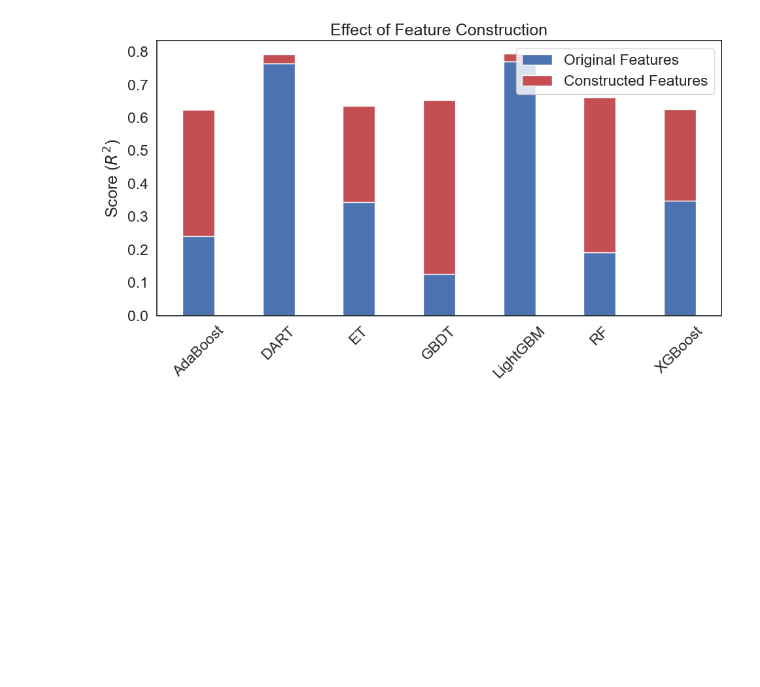
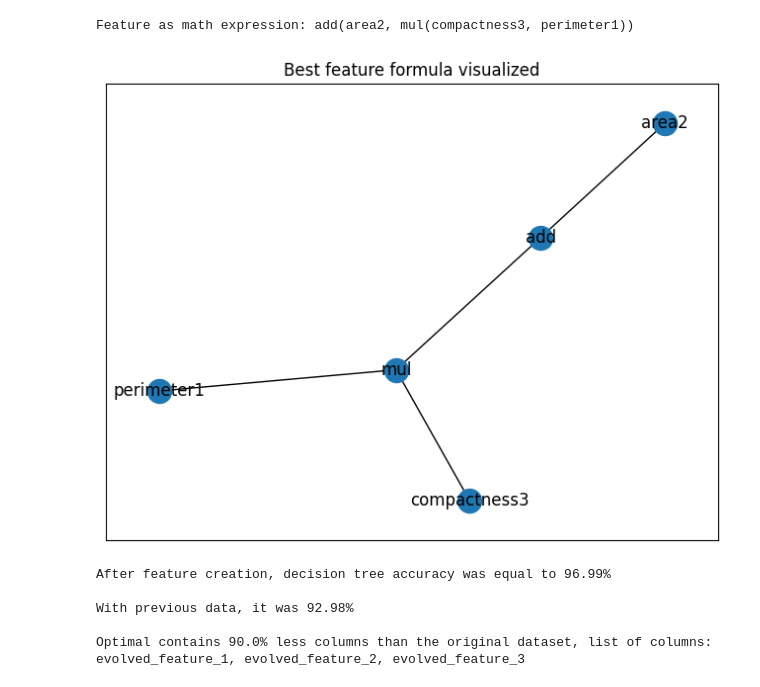
Before and after one commit to Filgar/efsc, a Jupyter notebook: playground.ipynb, the cells around one changed output. Cells and saved outputs as stored; diff of their text form; code cells hidden in the pictures; blank space fills up the shorter version.

```diff
--- a/playground.ipynb
+++ b/playground.ipynb
@@ -455,8 +64,0 @@ x_val_reg.columns = x_val_reg.columns.str.replace(' ', '_')
-# %%
-optimizer = PymooOptimizer(x_train_reg, x_val_reg, y_train_reg, y_val_reg)
-solution, score = optimizer.optimize(64, 100, Benchmark.regressor_r2_score, verbose = False)
-raw_score = np.round(Benchmark.regressor_r2_score(x_train_reg, x_test_reg, y_train_reg, y_test_reg), 5)
-optimized_score = np.round(Benchmark.regressor_r2_score(x_train_reg.loc[:, solution], x_test_reg.loc[:, solution], y_train_reg, y_test_reg), 5)
-print(f'After optimization, decision tree regression R2 score changed from {raw_score} to {optimized_score}\n\n' +
-        f'Optimal contains {np.round((x_train_reg.shape[1] - np.sum(solution)) / x_train_reg.shape[1] * 100, 1)}% less columns than the original dataset,' +
-        f'reducing from {x_train_reg.shape[1]} to {np.sum(solution)}\n\nSelected columns are: {", ".join(x_train_reg.columns[solution].tolist())}')
@@ -642,34 +65,37 @@ XGBoost    0.277173
-# %%
-import matplotlib.pyplot as plt
-import seaborn as sns
-
-sns.set(style="white", font_scale=1.5)
-width = 0.4
-fig, ax = plt.subplots(figsize=(10, 6))
-
-# Plot scores for original features
-ax.bar(base_score.index, base_score['score'], width, label='Original Features')
-
-# Calculate score differences
-difference = improved_score['score'] - base_score['score']
-
-# Choose bar colors based on score improvement
-colors = np.where(difference > 0, 'r', 'y')
-
-# Plot score differences for constructed features
-ax.bar(base_score.index, difference, width, bottom=base_score['score'],
-       label='Constructed Features', color=colors)
-
-# Set labels and title
-ax.set_ylabel('Score ($R^2$)')
-ax.set_title('Effect of Feature Construction')
-ax.legend()
-
-# Format the x-axis labels
-plt.xticks(rotation=45)
-plt.tight_layout()
-
-# Show the plot
-plt.show()
-# %% [output]
-[figure, removed]
+# %%
+best_feature_func, best_individual = optimizer.evolve_new_feature(epochs=50, heuristics=Benchmark.dtree_accuracy, verbose=False)
+print("Feature as math expression:", best_individual, "\n")
+
+nodes, edges, labels = gp.graph(best_individual)
+g = nx.Graph()
+g.add_nodes_from(nodes)
+g.add_edges_from(edges)
+pos = nx.spring_layout(g)
+
+plt.figure(figsize=(8, 6))
+plt.title("Best feature formula visualized")
+nx.draw_networkx_nodes(g, pos)
+nx.draw_networkx_edges(g, pos)
+nx.draw_networkx_labels(g, pos, labels)
+plt.show()
+# %% [output]
+Feature as math expression: add(area2, mul(compactness3, perimeter1))
+[figure, added]
+# %%
+optimizer_constructor = lambda x_train, x_val, y_train, y_val: PymooOptimizer(x_train, x_val, y_train, y_val)
+x_train_2, x_test_2, x_val_2 = fe.evolve_new_feature_set(optimizer_constructor, x_train, x_val, y_train, y_val, x_test, verbose=False,
+                                                        heuristics=Benchmark.dtree_accuracy, epochs=50, repeats=heuristics_repeats,
+                                                        min_features=3, max_features=10)
+
+score = np.round(Benchmark.dtree_accuracy(x_train, x_test, y_train, y_test, heuristics_repeats) * 100, 2)
+new_score= np.round(Benchmark.dtree_accuracy(x_train_2, x_test_2, y_train, y_val, heuristics_repeats) * 100, 2)
+
+print(f'After feature creation, decision tree accuracy was equal to {new_score}%\n\n' +
+        f'With previous data, it was {score}%\n\n' +
+        f'Optimal contains {100 - np.round(x_train_2.shape[1] / x_train.shape[1] * 100, 1)}% less columns than the original dataset')
+# %% [output]
+After feature creation, decision tree accuracy was equal to 96.99%
+
+With previous data, it was 92.98%
+
+Optimal contains 90.0% less columns than the original dataset, list of columns: evolved_feature_1, evolved_feature_2, evolved_feature_3
```
Also changed, not shown: parts of 27 cells of this notebook, 9 other files.
